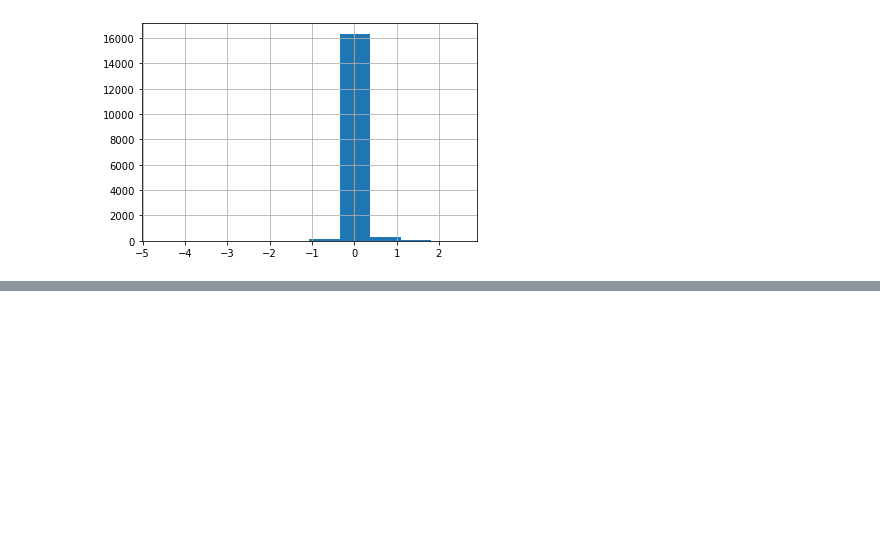
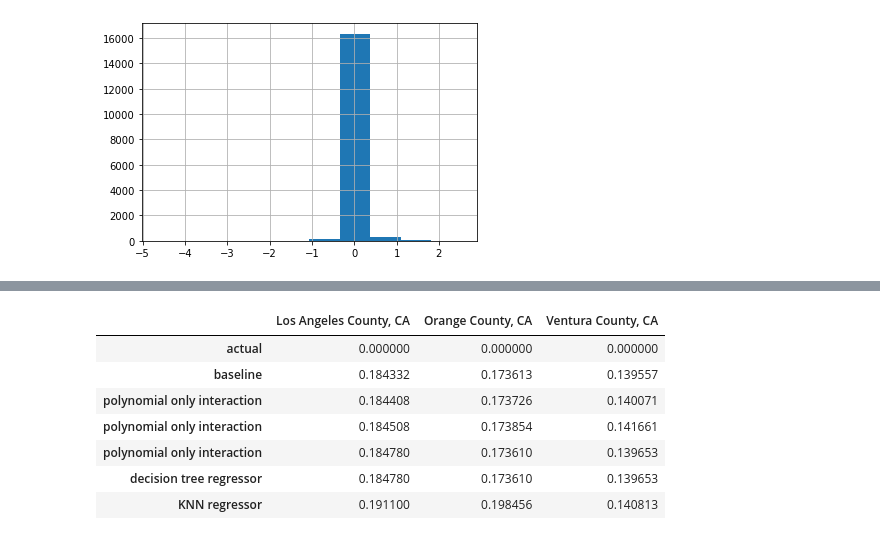
Before and after one commit to NSharick/clustering-project, a Jupyter notebook: exploration_notebook_2_clustering_project.ipynb, the cells around one changed output, grey strips where cells are left out. Saved outputs shown, nothing was run; the diff lists cells and outputs as text; code cells hidden in the pictures; blank space fills up the shorter version.

```diff
--- a/exploration_notebook_2_clustering_project.ipynb
+++ b/exploration_notebook_2_clustering_project.ipynb
@@ -1431,0 +1647,13 @@ ValueError: Some value(s) of y are out of the valid range for family TweedieDist
+# %%
+combined_results.set_axis(['Los Angeles County, CA', 'Orange County, CA', 'Ventura County, CA'], axis=1, inplace=True)
+# %%
+combined_results
+# %% [output]
+|  | Los Angeles County, CA | Orange County, CA | Ventura County, CA |
+| actual | 0.000000 | 0.000000 | 0.000000 |
+| baseline | 0.184332 | 0.173613 | 0.139557 |
+| polynomial only interaction | 0.184408 | 0.173726 | 0.140071 |
+| polynomial only interaction | 0.184508 | 0.173854 | 0.141661 |
+| polynomial only interaction | 0.184780 | 0.173610 | 0.139653 |
+| decision tree regressor | 0.184780 | 0.173610 | 0.139653 |
+| KNN regressor | 0.191100 | 0.198456 | 0.140813 |
```
Also changed, not shown: parts of 16 cells of this notebook, 1 other file.
